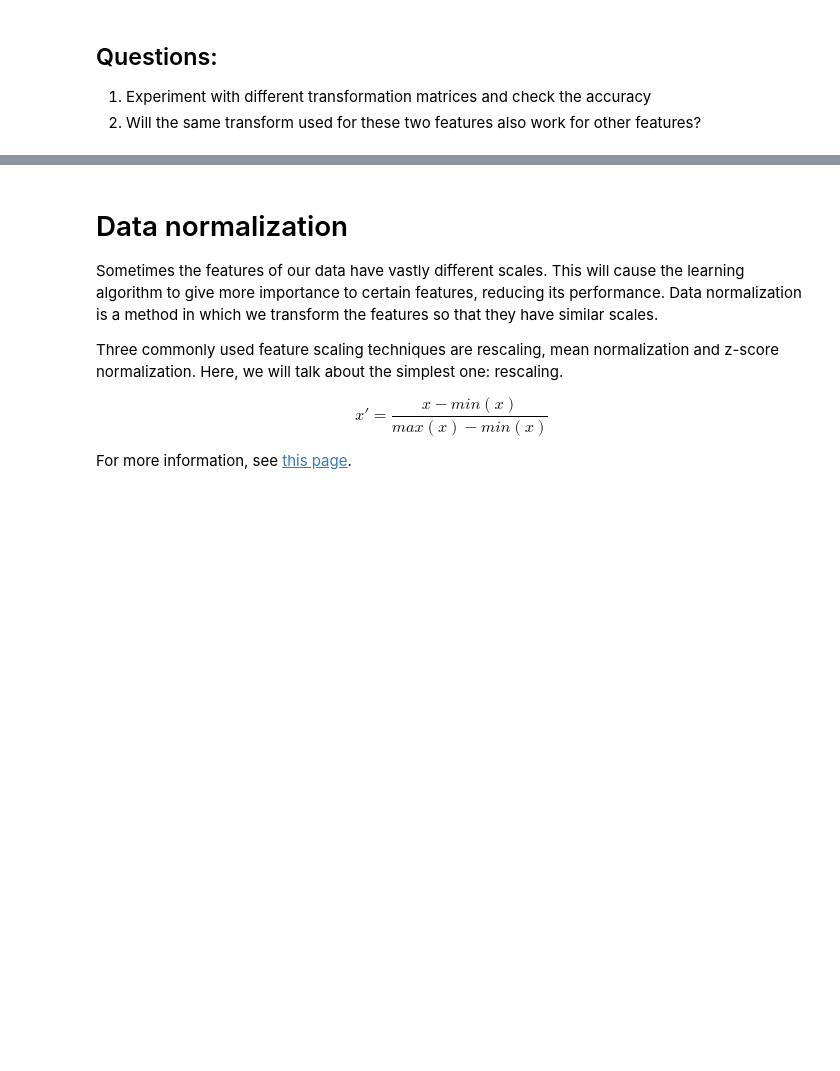
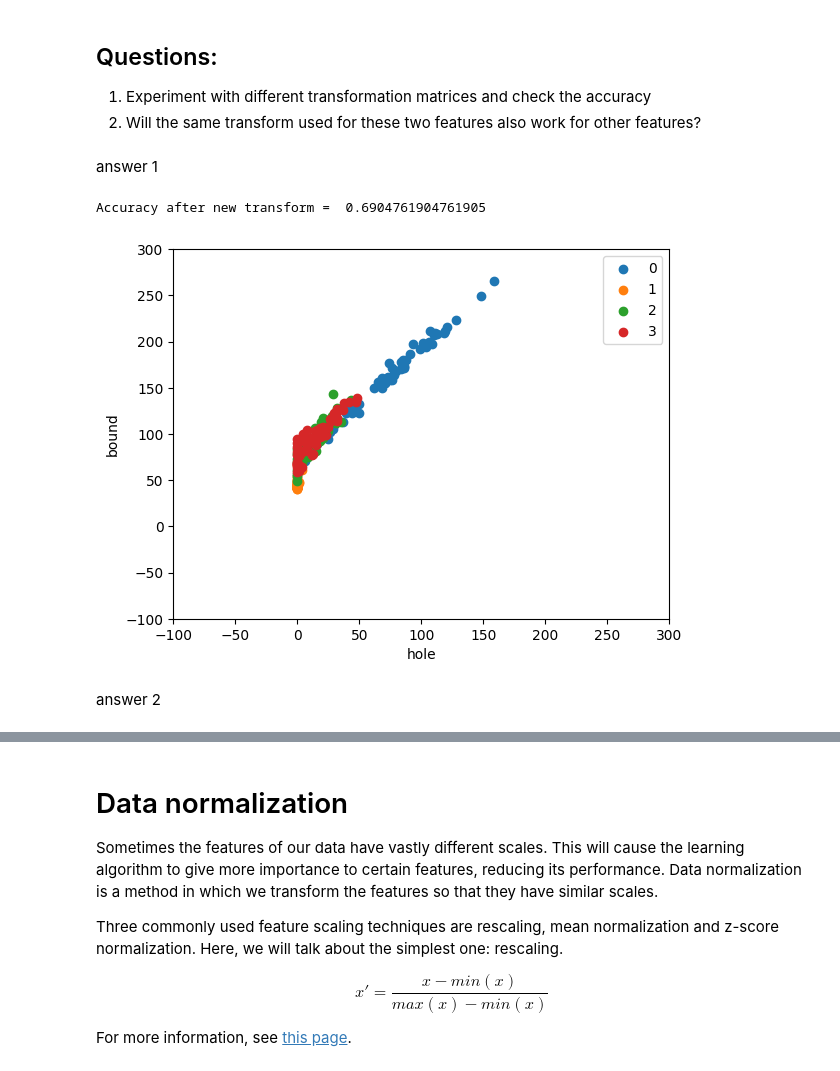
Before and after one commit to hydracsnova13/IIITHAIML, a Jupyter notebook: AIML_Module_1_Lab_4_Transforming_data_using_linear_algebra.ipynb, the cells around one changed output, grey strips where cells are left out. Saved outputs shown, nothing was run; the diff lists cells and outputs as text; code cells hidden in the pictures; blank space fills up the shorter version.

```diff
--- a/AIML_Module_1_Lab_4_Transforming_data_using_linear_algebra.ipynb
+++ b/AIML_Module_1_Lab_4_Transforming_data_using_linear_algebra.ipynb
@@ -329,3 +326,29 @@ Accuracy after transform =  0.8095238095238095
 ## Questions:
 1. Experiment with different transformation matrices and check the accuracy
 2. Will the same transform used for these two features also work for other features?
+# %% [markdown]
+answer 1
+# %%
+import numpy as np
+
+# Define a new transformation matrix
+new_transform = np.array([[1, 1], [0, 1]])
+
+# Apply the new transformation matrix to the training and test feature vectors
+train_feats_t_new = np.matmul(train_feats, new_transform)
+test_feats_t_new = np.matmul(test_feats, new_transform)
+
+# Plot the transformed data points
+fig, ax = plotData(train_feats_t_new, train_y)
+ax.set_xlim(xlim)
+ax.set_ylim(ylim)
+
+# Calculate the accuracy after applying the new transformation
+test_pred_new = NN(train_feats_t_new, train_y, test_feats_t_new)
+acc_new = Accuracy(test_y, test_pred_new)
+print('Accuracy after new transform = ', acc_new)
+# %% [output]
+Accuracy after new transform =  0.6904761904761905
+[figure, added]
+# %% [markdown]
+answer 2
```
Also changed, not shown: parts of 3 cells of this notebook.
